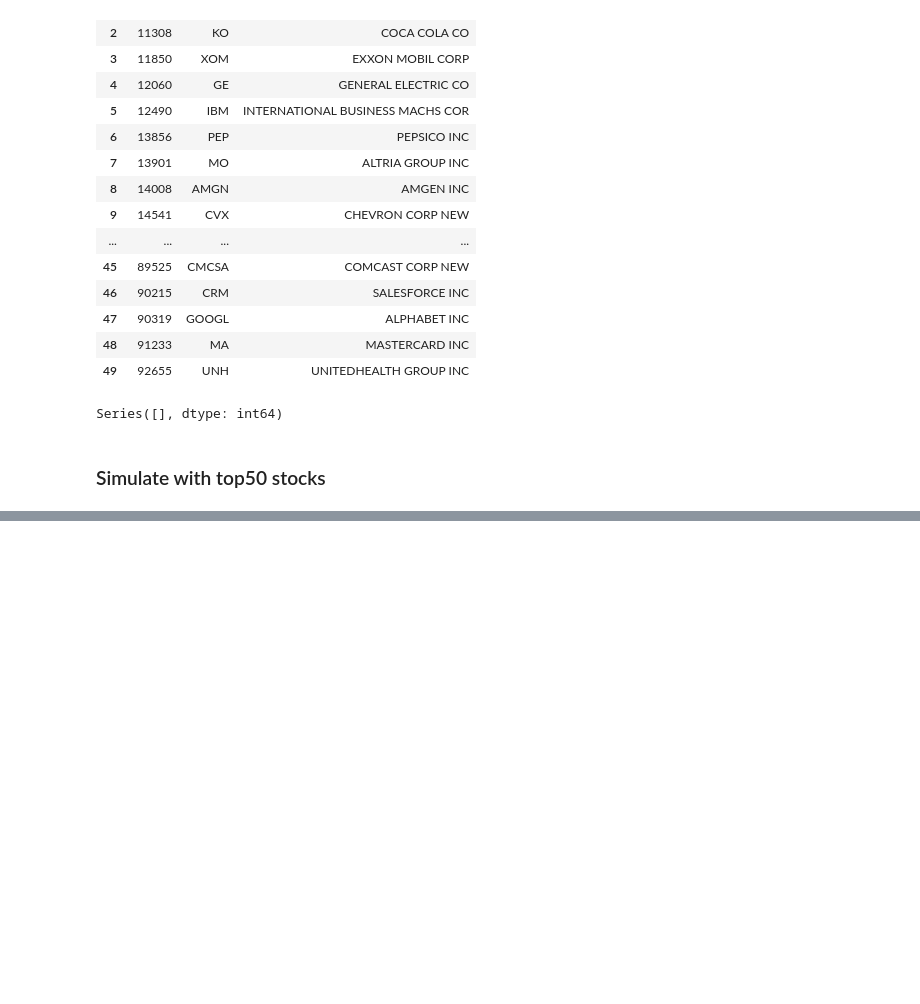
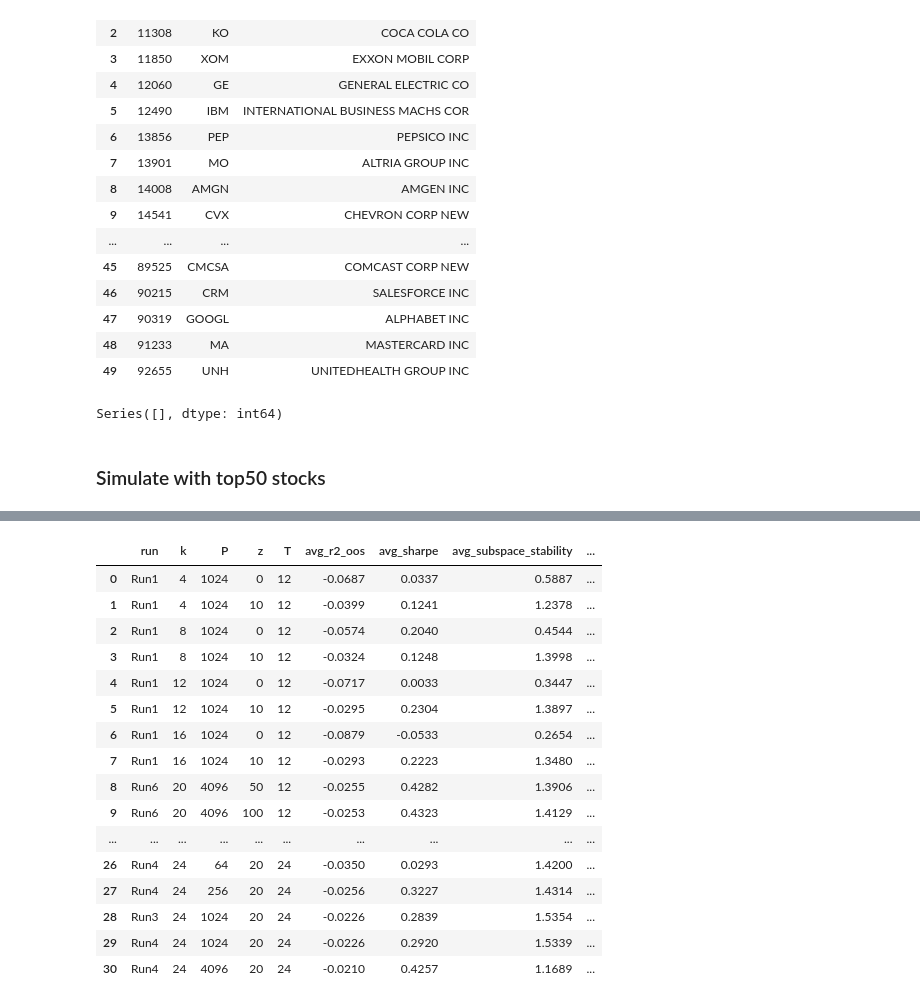
Before and after one commit to ItachiUchiha729/TheVirtueOfComplexity_PaperReplication_Experimentation, a Jupyter notebook: notebooks/experimentation_IPCA_rff.ipynb, the cells around one changed output, grey strips where cells are left out. Saved outputs shown, nothing was run; the diff lists cells and outputs as text; code cells hidden in the pictures; blank space fills up the shorter version.

Commit message:
Mar 19 Longer backtests

```diff
--- a/notebooks/experimentation_IPCA_rff.ipynb
+++ b/notebooks/experimentation_IPCA_rff.ipynb
@@ -510,0 +1387,73 @@ Dispatching 3 jobs across 3 workers (cost range 120397–120397, LPT order) ...
+# %%
+import pandas as pd, numpy as np
+
+# ── All 30 data points from Runs 1-6, hand-verified from output tables ──
+_cols = ["run", "k", "P", "z", "T",
+         "avg_r2_oos", "avg_sharpe", "avg_subspace_stability",
+         "avg_max_principal_angle", "avg_mean_principal_angle",
+         "avg_geodesic_accel", "avg_erank", "avg_erank_collapse",
+         "avg_spectral_gap"]
+
+_rows = [
+    # ── Run1: k sweep × z={0,10}, P=1024, T=12 ──────────────────────────
+    ("Run1",  4, 1024,   0, 12, -0.068738, 0.033662, 0.588709, 0.396841, 0.162658, 0.141023,  3.382539, 0.002778, 2.209187e-01),
+    ("Run1",  4, 1024,  10, 12, -0.039922, 0.124149, 1.237812, 0.802710, 0.401132, 0.114294,  3.896735, 0.000000, 5.742925e-01),
+    ("Run1",  8, 1024,   0, 12, -0.057367, 0.204040, 0.454414, 0.312912, 0.064608, 0.118081,  5.580585, 0.018519, 4.193812e-02),
+    ("Run1",  8, 1024,  10, 12, -0.032434, 0.124780, 1.399760, 0.931821, 0.282069, 0.114831,  7.413556, 0.000926, 3.069561e-01),
+    ("Run1", 12, 1024,   0, 12, -0.071727, 0.003268, 0.344688, 0.238305, 0.031907, 0.091721,  6.591813, 0.201852, 1.341996e-03),
+    ("Run1", 12, 1024,  10, 12, -0.029523, 0.230358, 1.389662, 1.044526, 0.191994, 0.131073,  9.536090, 0.017593, 4.654315e-02),
+    ("Run1", 16, 1024,   0, 12, -0.087863,-0.053282, 0.265426, 0.183657, 0.017896, 0.067055,  7.245099, 0.842593, 9.301977e-20),
+    ("Run1", 16, 1024,  10, 12, -0.029346, 0.222280, 1.348005, 1.101556, 0.127026, 0.115175,  9.799155, 0.039815, 2.700167e-19),
+    ("Run1", 24, 1024,   0, 12, -0.131690, 0.212184, 0.166530, 0.115938, 0.006965, 0.046309,  7.838482, 1.000000, 0.000000e+00),
+    ("Run1", 24, 1024,  10, 12, -0.029227, 0.235614, 1.322483, 1.119238, 0.077522, 0.097656,  9.829161, 1.000000, 0.000000e+00),
+    # ── Run2: z sweep at k=12, P=1024, T=24 ─────────────────────────────
+    ("Run2", 12, 1024,   1, 24, -0.025695, 0.128234, 0.702229, 0.476902, 0.087819, 0.087755, 10.190136, 0.000000, 0.125995),
+    ("Run2", 12, 1024,   5, 24, -0.025263, 0.136353, 1.091539, 0.697246, 0.162069, 0.119769, 11.261268, 0.000000, 0.307757),
+    ("Run2", 12, 1024,  20, 24, -0.024232, 0.210213, 1.523093, 0.926063, 0.239712, 0.129528, 11.476672, 0.000000, 0.413193),
+    ("Run2", 12, 1024, 100, 24, -0.023507, 0.228131, 1.680029, 1.077929, 0.271522, 0.182214, 11.453914, 0.000000, 0.416803),
+    # ── Run3: k sweep at z=20, P=1024, T=24 ─────────────────────────────
+    ("Run3",  4, 1024,  20, 24, -0.028626, 0.205029, 1.207916, 0.665261, 0.420080, 0.195350,  3.949825, 0.000000, 0.682406),
+    ("Run3",  8, 1024,  20, 24, -0.025686, 0.139891, 1.365448, 0.775875, 0.295348, 0.132879,  7.804608, 0.000000, 0.530543),
+    ("Run3", 12, 1024,  20, 24, -0.024179, 0.199393, 1.489824, 0.900135, 0.232489, 0.125496, 11.474806, 0.000000, 0.410738),
+    ("Run3", 16, 1024,  20, 24, -0.023297, 0.269948, 1.595065, 1.032811, 0.194694, 0.124586, 14.761079, 0.004789, 0.289968),
+    ("Run3", 24, 1024,  20, 24, -0.022573, 0.283874, 1.535360, 1.201785, 0.116767, 0.140719, 18.656600, 0.035441, 0.038902),
+    # ── Run4: P sweep at k=24, z=20, T=24 ───────────────────────────────
+    ("Run4", 24,   64,  20, 24, -0.034993, 0.029264, 1.419981, 1.438387, 0.083558, 0.033678, 16.232313, 0.068966, 0.027958),
+    ("Run4", 24,  256,  20, 24, -0.025566, 0.322742, 1.431380, 1.489980, 0.079834, 0.027295, 18.172800, 0.045019, 0.066218),
+    ("Run4", 24, 1024,  20, 24, -0.022553, 0.292026, 1.533880, 1.201230, 0.116747, 0.146800, 18.654884, 0.036398, 0.038813),
+    ("Run4", 24, 4096,  20, 24, -0.021038, 0.425746, 1.168918, 0.865519, 0.087508, 0.131056, 17.809959, 0.028736, 0.003130),
+    # ── Run5: high-k stress test, P=1024, T=12 ──────────────────────────
+    ("Run5", 28, 1024,   0, 12, -0.176347,-0.032572, 0.124225, 0.086697, 0.004288, 0.036144,  7.991680, 1.000000, 0.000000),
+    ("Run5", 28, 1024,  10, 12, -0.029199, 0.236002, 1.314867, 1.120466, 0.064850, 0.091851,  9.832119, 1.000000, 0.000000),
+    ("Run5", 32, 1024,   0, 12, -0.245029, 0.060255, 0.092439, 0.064689, 0.002693, 0.026888,  8.060311, 1.000000, 0.000000),
+    ("Run5", 32, 1024,  10, 12, -0.029209, 0.234576, 1.308373, 1.117502, 0.055888, 0.090320,  9.833184, 1.000000, 0.000000),
+    # ── Run6: high-z + high-P, T=12 ─────────────────────────────────────
+    ("Run6", 20, 4096,  50, 12, -0.025457, 0.428213, 1.390612, 1.267997, 0.092826, 0.073419,  9.874499, 0.482407, 0.000000),
+    ("Run6", 20, 4096, 100, 12, -0.025342, 0.432275, 1.412940, 1.458871, 0.083848, 0.020042,  9.856880, 0.487037, 0.000000),
+    ("Run6", 24, 4096,  50, 12, -0.025427, 0.428969, 1.384300, 1.272153, 0.075312, 0.068956,  9.873561, 1.000000, 0.000000),
+    ("Run6", 24, 4096, 100, 12, -0.025335, 0.433658, 1.410176, 1.453405, 0.068983, 0.017149,  9.855667, 1.000000, 0.000000),
+]
+
+combined = pd.DataFrame(_rows, columns=_cols)
+
+# ── Derived columns ──────────────────────────────────────────────────────
+combined["erank_over_k"]   = combined["avg_erank"] / combined["k"]
+combined["spectral_gap_pct"] = combined["avg_spectral_gap"] * 100  # easier to read
+
+# ── Sort for readability ─────────────────────────────────────────────────
+combined = combined.sort_values(["T", "k", "z", "P"]).reset_index(drop=True)
+
+# ── Save to CSV ──────────────────────────────────────────────────────────
+out_path = ROOT_DIR / "notebooks" / "combined_longer_backtest_results.csv"
+combined.to_csv(out_path, index=False, float_format="%.6f")
+print(f"Saved {len(combined)} rows → {out_path.name}")
+
+# ── Display ──────────────────────────────────────────────────────────────
+display_cols = ["run", "k", "P", "z", "T",
+                "avg_r2_oos", "avg_sharpe",
+                "avg_subspace_stability", "avg_spectral_gap",
+                "avg_erank", "erank_over_k", "avg_erank_collapse"]
+
+with pd.option_context("display.max_rows", 40, "display.float_format", "{:.4f}".format):
+    display(combined[display_cols])
+# %% [output]
@@ -510,0 +1461,17 @@ Dispatching 3 jobs across 3 workers (cost range 120397–120397, LPT order) ...
+|  | run | k | P | z | T | avg_r2_oos | avg_sharpe | avg_subspace_stability | ... |
+| 0 | Run1 | 4 | 1024 | 0 | 12 | -0.0687 | 0.0337 | 0.5887 | ... |
+| 1 | Run1 | 4 | 1024 | 10 | 12 | -0.0399 | 0.1241 | 1.2378 | ... |
+| 2 | Run1 | 8 | 1024 | 0 | 12 | -0.0574 | 0.2040 | 0.4544 | ... |
+| 3 | Run1 | 8 | 1024 | 10 | 12 | -0.0324 | 0.1248 | 1.3998 | ... |
+| 4 | Run1 | 12 | 1024 | 0 | 12 | -0.0717 | 0.0033 | 0.3447 | ... |
+| 5 | Run1 | 12 | 1024 | 10 | 12 | -0.0295 | 0.2304 | 1.3897 | ... |
+| 6 | Run1 | 16 | 1024 | 0 | 12 | -0.0879 | -0.0533 | 0.2654 | ... |
+| 7 | Run1 | 16 | 1024 | 10 | 12 | -0.0293 | 0.2223 | 1.3480 | ... |
+| 8 | Run6 | 20 | 4096 | 50 | 12 | -0.0255 | 0.4282 | 1.3906 | ... |
+| 9 | Run6 | 20 | 4096 | 100 | 12 | -0.0253 | 0.4323 | 1.4129 | ... |
+| ... | ... | ... | ... | ... | ... | ... | ... | ... | ... |
+| 26 | Run4 | 24 | 64 | 20 | 24 | -0.0350 | 0.0293 | 1.4200 | ... |
+| 27 | Run4 | 24 | 256 | 20 | 24 | -0.0256 | 0.3227 | 1.4314 | ... |
+| 28 | Run3 | 24 | 1024 | 20 | 24 | -0.0226 | 0.2839 | 1.5354 | ... |
+| 29 | Run4 | 24 | 1024 | 20 | 24 | -0.0226 | 0.2920 | 1.5339 | ... |
+| 30 | Run4 | 24 | 4096 | 20 | 24 | -0.0210 | 0.4257 | 1.1689 | ... |
```
Also changed, not shown: parts of 38 cells of this notebook, 11 other files.
